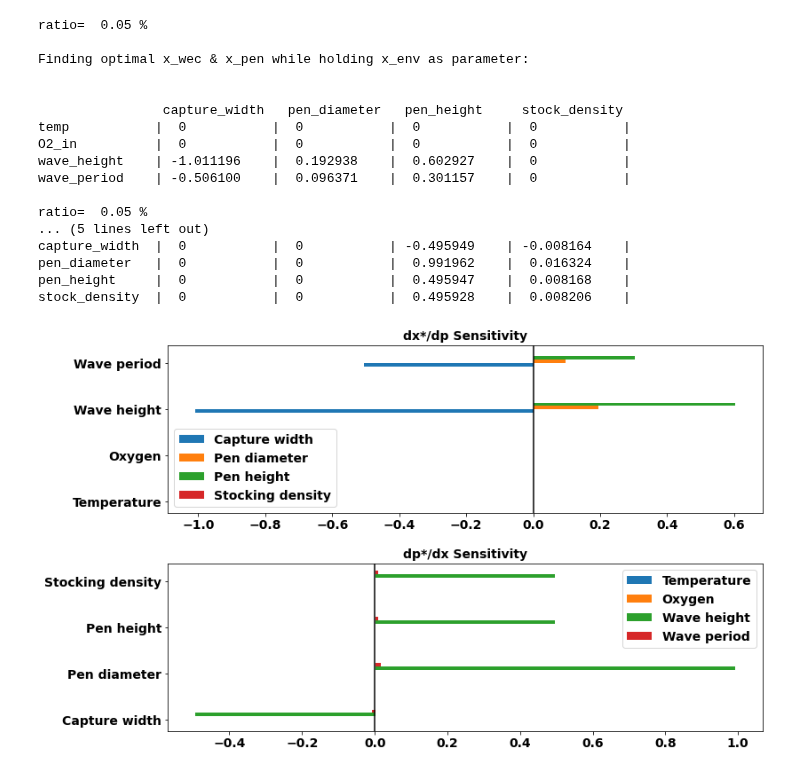
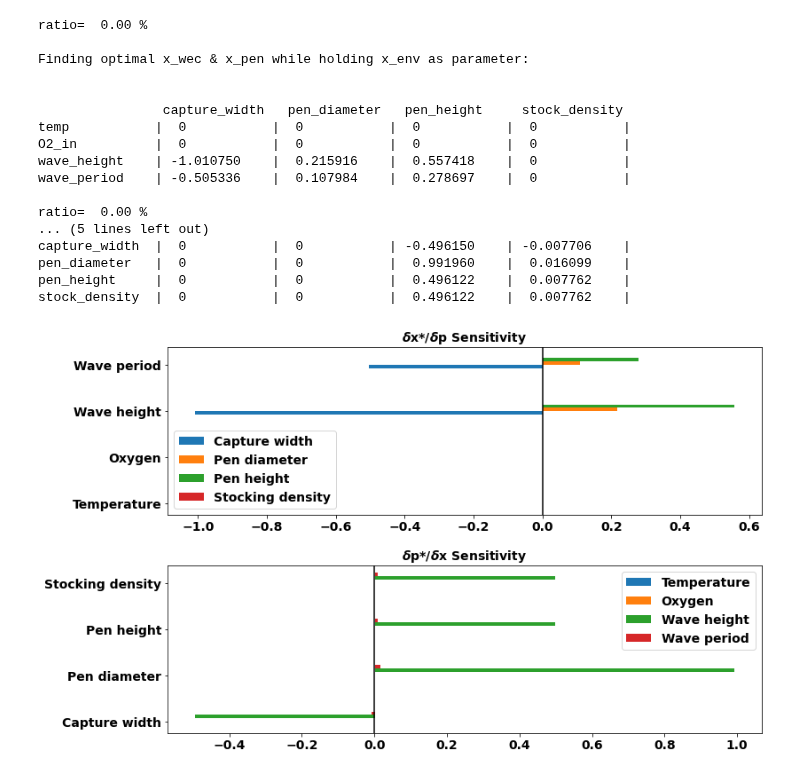
Before and after one commit to symbiotic-engineering/Aquaculture, a Jupyter notebook: param_sweep.ipynb, the cells around one changed output. Drawn from its saved outputs; the diff is of its cells as text; code cells hidden in the pictures.

```diff
--- a/param_sweep.ipynb
+++ b/param_sweep.ipynb
@@ -33,7 +33,7 @@ def plot_sensitivity(results, x_label, y_label, Title, ax):
                     dimw, left = 0.001)
     ax.set_yticks(x + dimw / 2)
     ax.set_yticklabels(y_label)
-    ax.legend(x_label) #, loc='upper left'
+    ax.legend(x_label) #, loc='upper left' # title="title"
     ax.set_title(Title, fontsize = fs, fontweight = 'bold')
 
     ax.axvline(0, color="k")
@@ -47,7 +47,7 @@ def plot_sensitivity(results, x_label, y_label, Title, ax):
 def ratio_finder(f):
 
     # Perturbation Size Δx Choice based on Gill et. al. 1983
-    eps = 1e-6
+    eps = 1e-8
     delta_X = math.sqrt(eps / abs(f))
 
     print('\nratio= ', "{:1.2f}".format(delta_X*100), '%')
@@ -120,47 +120,47 @@ fig, ax = plt.subplots(2,1, figsize=(12, 8))
 design_var = ['x_wec','x_pen']
 parameter = ['x_env']
 dx_wec_pen_star_dx_env, list_v2, list_v1 = sensitivity_sweep(parameter, design_var, all_vars)
-title = 'dx*/dp Sensitivity'
+title = '$\delta$x*/$\delta$p Sensitivity'
 ax1 = plt.subplot(211)
 plot_sensitivity(dx_wec_pen_star_dx_env, list_v2, list_v1, title, ax1)
 #print('\n\ndx_wec_pen_star_dx_env=\n', dx_wec_pen_star_dx_env)
 #print('\n*************************************************\n\n')
 
 
 # sensitivity of optimal environment/location to wec and pen design
 design_var = ['x_env']
 parameter = ['x_wec','x_pen']
 dx_env_star_dx_wec_pen, list_v2, list_v1 = sensitivity_sweep(parameter, design_var, all_vars)
-title = 'dp*/dx Sensitivity'
+title = '$\delta$p*/$\delta$x Sensitivity'
 ax2 = plt.subplot(212)
 plot_sensitivity(dx_env_star_dx_wec_pen, list_v2, list_v1, title, ax2)
 #print('\n\ndx_env_star_dx_wec_pen=\n', dx_env_star_dx_wec_pen)
 #print('\n*************************************************\n\n')
 
 font = {'weight': 'bold',
             'size': fs}
 plt.rc('font', **font)
 plt.subplots_adjust(hspace=0.3)
 
 plt.savefig('results/Sensitivity.pdf' )
 plt.savefig('results/Sensitivity.png', bbox_inches = "tight")
 #plt.show()
 # %% [output]
-ratio=  0.05 %
+ratio=  0.00 %
 
 Finding optimal x_wec & x_pen while holding x_env as parameter:
 
 
                 capture_width   pen_diameter   pen_height     stock_density
 temp           |  0           |  0           |  0           |  0           |
 O2_in          |  0           |  0           |  0           |  0           |
-wave_height    | -1.011196    |  0.192938    |  0.602927    |  0           |
-wave_period    | -0.506100    |  0.096371    |  0.301157    |  0           |
+wave_height    | -1.010750    |  0.215916    |  0.557418    |  0           |
+wave_period    | -0.505336    |  0.107984    |  0.278697    |  0           |
 
-ratio=  0.05 %
+ratio=  0.00 %
 ... (5 lines left out)
-capture_width  |  0           |  0           | -0.495949    | -0.008164    |
-pen_diameter   |  0           |  0           |  0.991962    |  0.016324    |
-pen_height     |  0           |  0           |  0.495947    |  0.008168    |
-stock_density  |  0           |  0           |  0.495928    |  0.008206    |
+capture_width  |  0           |  0           | -0.496150    | -0.007706    |
+pen_diameter   |  0           |  0           |  0.991960    |  0.016099    |
+pen_height     |  0           |  0           |  0.496122    |  0.007762    |
+stock_density  |  0           |  0           |  0.496122    |  0.007762    |
-[figure, old version]
+[figure, new version]
```
Also changed, not shown: 3 other files.
